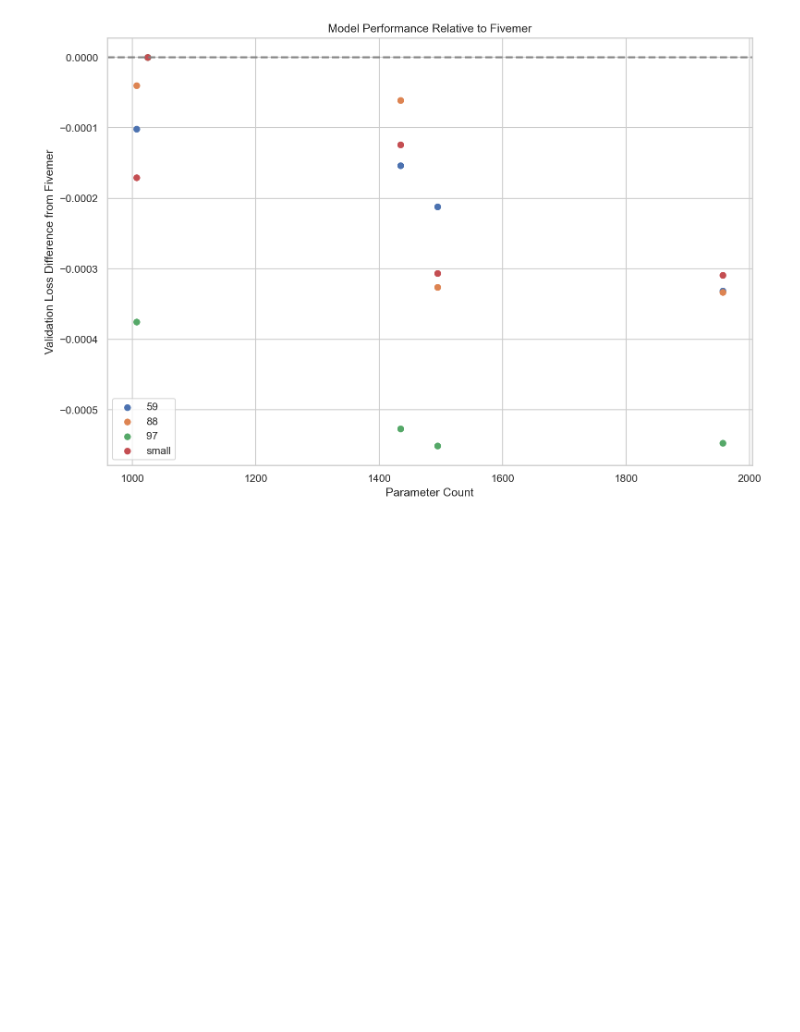
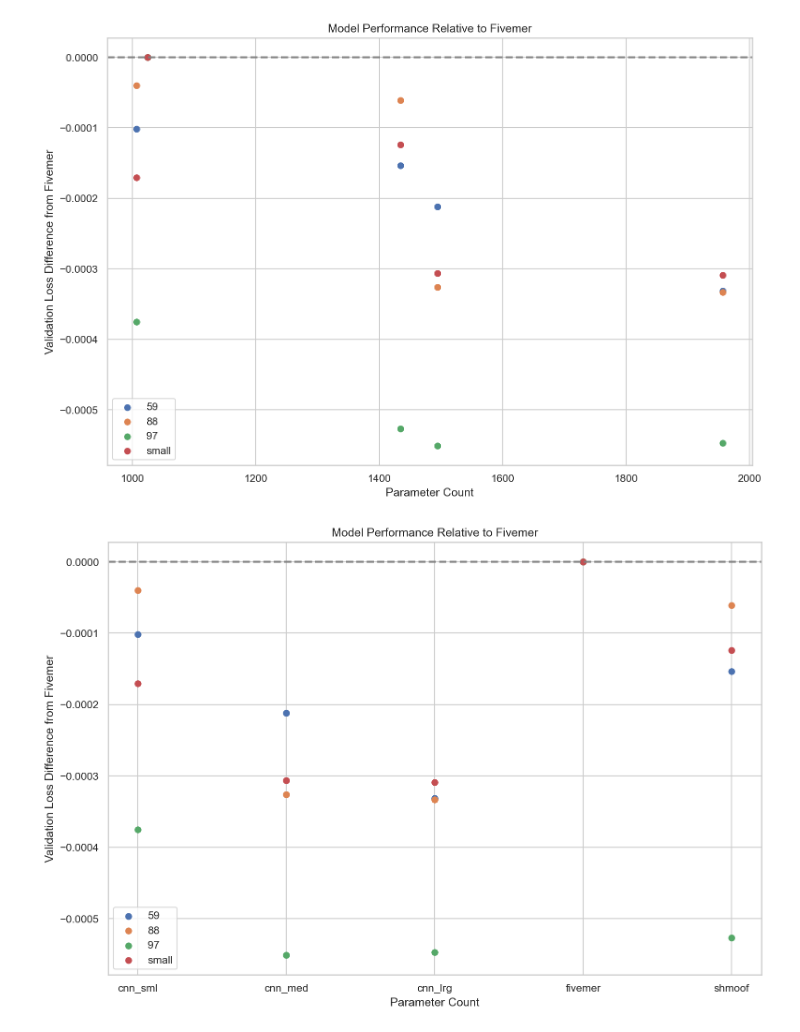
Before and after one commit to matsengrp/netam, a Jupyter notebook: notebooks/model_comparison.ipynb, the cells around one changed output. Drawn from its saved outputs; the diff is of its cells as text; code cells hidden in the pictures; blank space fills up the shorter version.

Commit message:
model comparison with small models

```diff
--- a/notebooks/model_comparison.ipynb
+++ b/notebooks/model_comparison.ipynb
@@ -52,7 +52,7 @@ def train_and_evaluate(model_name, model_instance, train_dataset, val_dataset):
     best_val_loss = train_history['val_loss'].min()
 
     # Record pre-training and post-training losses
-    result = {'model name': model_name, 'model': str(model_instance), 'parameter count': parameter_count_of_model(model_instance), 'val_loss': best_val_loss}
+    result = {'model_name': model_name, 'model': str(model_instance), 'parameter_count': parameter_count_of_model(model_instance), 'val_loss': best_val_loss}
     return result
 
 def comparison_of_data(model_instances, train_dataset, val_dataset):
@@ -155,3 +155,38 @@ ax.legend()
 plt.show()
 # %% [output]
 [figure]
+# %%
+import pandas as pd
+import matplotlib.pyplot as plt
+
+df = final_df
+# df = pd.read_csv("/Users/matsen/re/netam/notebooks/_ignore/model_comparison_20231123_162704.csv")
+
+# Calculate the difference in validation loss from the fivemer model
+loss_diffs = []
+model_to_xlabel_str = {}
+for nickname in df['val_nickname'].unique():
+    fivemer_loss = df[(df['model name'] == 'fivemer') & (df['val_nickname'] == nickname)]['val_loss'].values[0]
+    for _, row in df[df['val_nickname'] == nickname].iterrows():
+        if row['model'] != 'fivemer':
+            diff = row['val_loss'] - fivemer_loss
+            model_to_xlabel_str[row['model']] = f"{row['model']} ({row['parameter count']})"
+            loss_diffs.append({'val_nickname': nickname, f'model': row['model name'], 'parameter_count': row['parameter count'], 'loss_diff': diff})
+
+# Convert to DataFrame
+loss_diff_df = pd.DataFrame(loss_diffs)
+
+# Plotting
+fig, ax = plt.subplots(figsize=(12, 8))
+for nickname in loss_diff_df['val_nickname'].unique():
+    subset = loss_diff_df[loss_diff_df['val_nickname'] == nickname]
+    ax.scatter(subset['model'], subset['loss_diff'], label=nickname)
+
+ax.set_xlabel('Parameter Count')
+ax.set_ylabel('Validation Loss Difference from Fivemer')
+ax.set_title('Model Performance Relative to Fivemer')
+ax.axhline(0, color='grey', lw=2, linestyle='--')
+ax.legend()
+plt.show()
+# %% [output]
+[figure, added]
```
Also changed, not shown: parts of 3 cells of this notebook, 1 other file.
